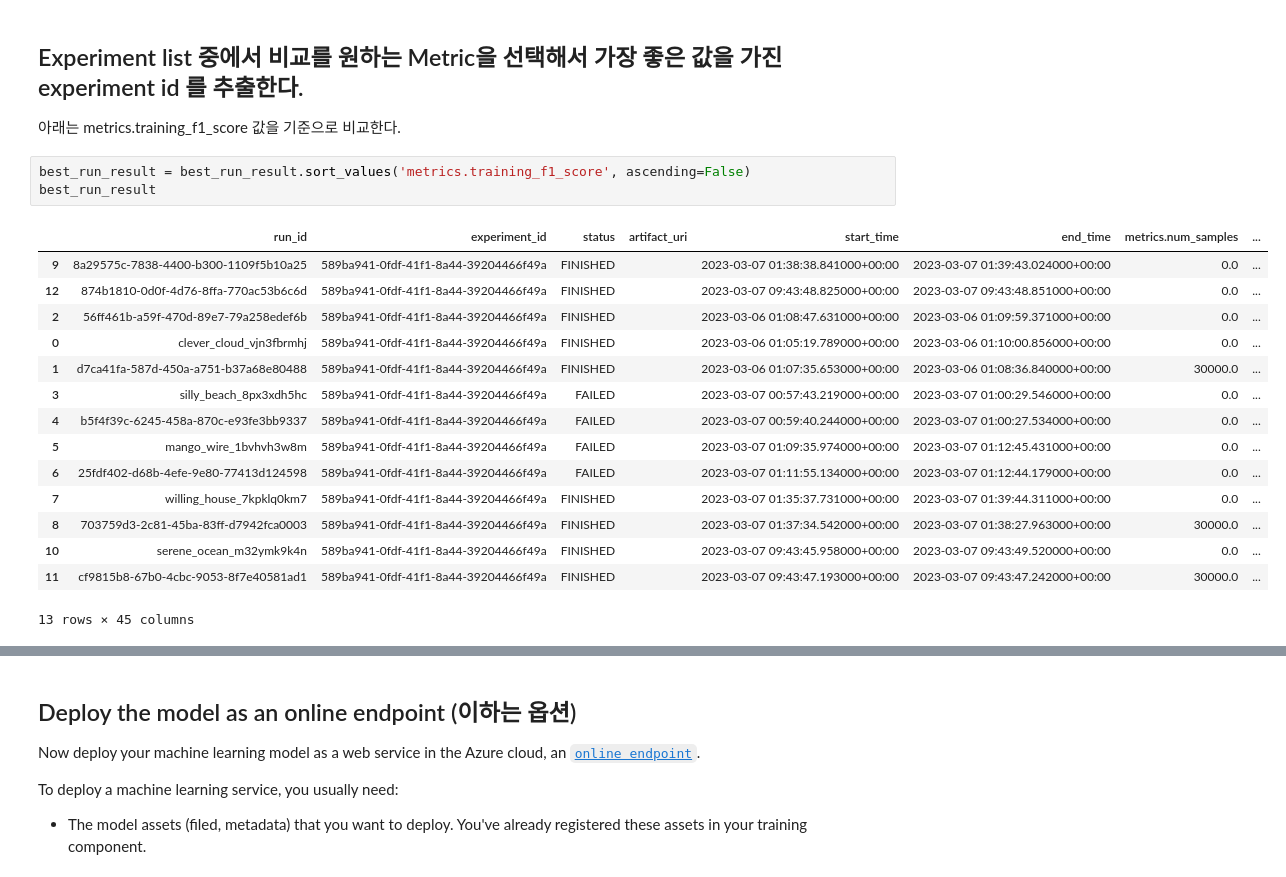
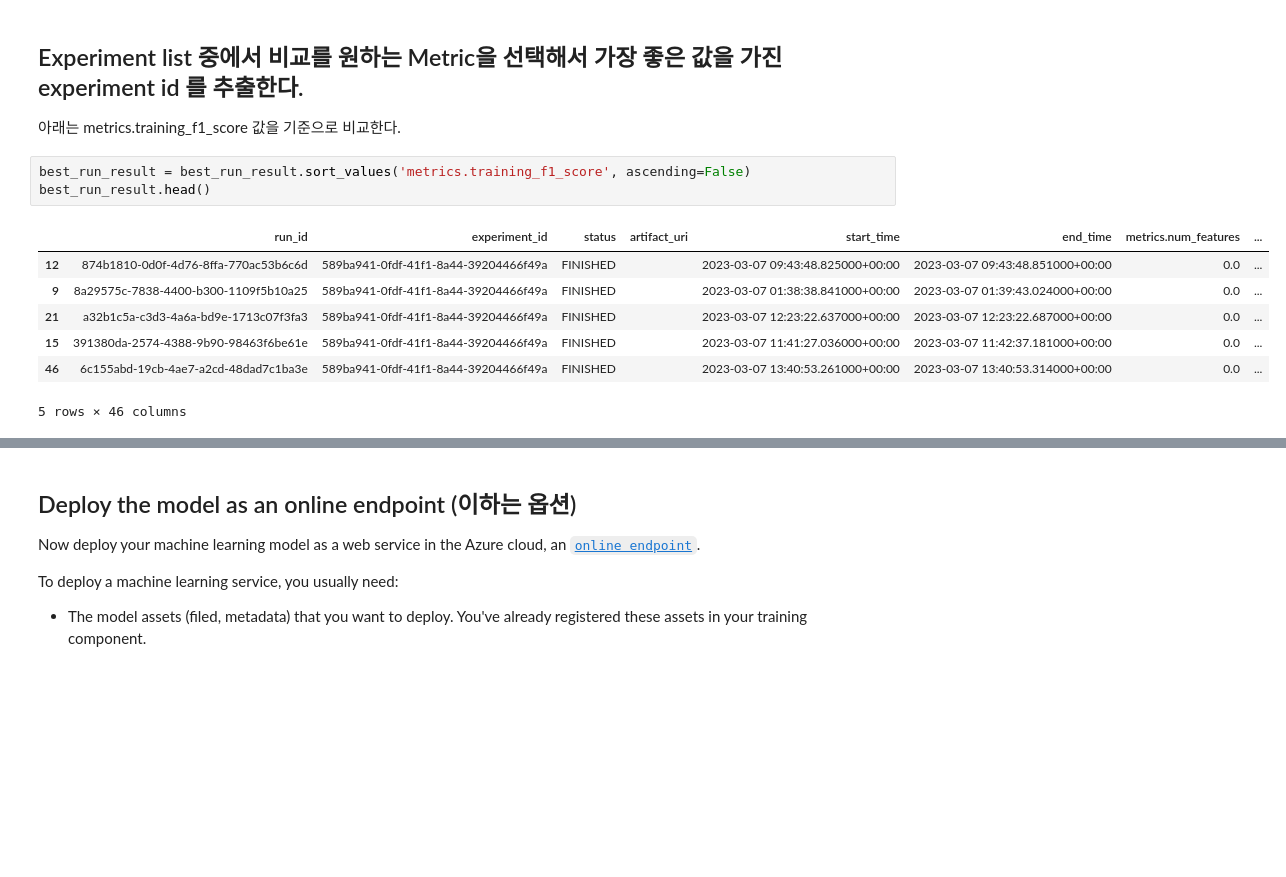
Before and after one commit to JahvoTrust/aml-ds-workflow, a Jupyter notebook: e2e-ml-workflow.ipynb, the cells around one changed output, grey strips where cells are left out. Cells and saved outputs as stored; diff of their text form; blank space fills up the shorter version.

```diff
--- a/e2e-ml-workflow.ipynb
+++ b/e2e-ml-workflow.ipynb
@@ -867,23 +875,15 @@ best_run_result = run_list.fillna(0)
 아래는 metrics.training_f1_score 값을 기준으로 비교한다.
 # %%
 best_run_result = best_run_result.sort_values('metrics.training_f1_score', ascending=False)
-best_run_result
+best_run_result.head()
 # %% [output]
-|  | run_id | experiment_id | status | artifact_uri | start_time | end_time | metrics.num_samples | ... |
+|  | run_id | experiment_id | status | artifact_uri | start_time | end_time | metrics.num_features | ... |
+| 12 | 874b1810-0d0f-4d76-8ffa-770ac53b6c6d | 589ba941-0fdf-41f1-8a44-39204466f49a | FINISHED |  | 2023-03-07 09:43:48.825000+00:00 | 2023-03-07 09:43:48.851000+00:00 | 0.0 | ... |
 | 9 | 8a29575c-7838-4400-b300-1109f5b10a25 | 589ba941-0fdf-41f1-8a44-39204466f49a | FINISHED |  | 2023-03-07 01:38:38.841000+00:00 | 2023-03-07 01:39:43.024000+00:00 | 0.0 | ... |
-| 12 | 874b1810-0d0f-4d76-8ffa-770ac53b6c6d | 589ba941-0fdf-41f1-8a44-39204466f49a | FINISHED |  | 2023-03-07 09:43:48.825000+00:00 | 2023-03-07 09:43:48.851000+00:00 | 0.0 | ... |
-| 2 | 56ff461b-a59f-470d-89e7-79a258edef6b | 589ba941-0fdf-41f1-8a44-39204466f49a | FINISHED |  | 2023-03-06 01:08:47.631000+00:00 | 2023-03-06 01:09:59.371000+00:00 | 0.0 | ... |
-| 0 | clever_cloud_vjn3fbrmhj | 589ba941-0fdf-41f1-8a44-39204466f49a | FINISHED |  | 2023-03-06 01:05:19.789000+00:00 | 2023-03-06 01:10:00.856000+00:00 | 0.0 | ... |
-| 1 | d7ca41fa-587d-450a-a751-b37a68e80488 | 589ba941-0fdf-41f1-8a44-39204466f49a | FINISHED |  | 2023-03-06 01:07:35.653000+00:00 | 2023-03-06 01:08:36.840000+00:00 | 30000.0 | ... |
-| 3 | silly_beach_8px3xdh5hc | 589ba941-0fdf-41f1-8a44-39204466f49a | FAILED |  | 2023-03-07 00:57:43.219000+00:00 | 2023-03-07 01:00:29.546000+00:00 | 0.0 | ... |
-| 4 | b5f4f39c-6245-458a-870c-e93fe3bb9337 | 589ba941-0fdf-41f1-8a44-39204466f49a | FAILED |  | 2023-03-07 00:59:40.244000+00:00 | 2023-03-07 01:00:27.534000+00:00 | 0.0 | ... |
-| 5 | mango_wire_1bvhvh3w8m | 589ba941-0fdf-41f1-8a44-39204466f49a | FAILED |  | 2023-03-07 01:09:35.974000+00:00 | 2023-03-07 01:12:45.431000+00:00 | 0.0 | ... |
-| 6 | 25fdf402-d68b-4efe-9e80-77413d124598 | 589ba941-0fdf-41f1-8a44-39204466f49a | FAILED |  | 2023-03-07 01:11:55.134000+00:00 | 2023-03-07 01:12:44.179000+00:00 | 0.0 | ... |
-| 7 | willing_house_7kpklq0km7 | 589ba941-0fdf-41f1-8a44-39204466f49a | FINISHED |  | 2023-03-07 01:35:37.731000+00:00 | 2023-03-07 01:39:44.311000+00:00 | 0.0 | ... |
-| 8 | 703759d3-2c81-45ba-83ff-d7942fca0003 | 589ba941-0fdf-41f1-8a44-39204466f49a | FINISHED |  | 2023-03-07 01:37:34.542000+00:00 | 2023-03-07 01:38:27.963000+00:00 | 30000.0 | ... |
-| 10 | serene_ocean_m32ymk9k4n | 589ba941-0fdf-41f1-8a44-39204466f49a | FINISHED |  | 2023-03-07 09:43:45.958000+00:00 | 2023-03-07 09:43:49.520000+00:00 | 0.0 | ... |
-| 11 | cf9815b8-67b0-4cbc-9053-8f7e40581ad1 | 589ba941-0fdf-41f1-8a44-39204466f49a | FINISHED |  | 2023-03-07 09:43:47.193000+00:00 | 2023-03-07 09:43:47.242000+00:00 | 30000.0 | ... |
+| 21 | a32b1c5a-c3d3-4a6a-bd9e-1713c07f3fa3 | 589ba941-0fdf-41f1-8a44-39204466f49a | FINISHED |  | 2023-03-07 12:23:22.637000+00:00 | 2023-03-07 12:23:22.687000+00:00 | 0.0 | ... |
+| 15 | 391380da-2574-4388-9b90-98463f6be61e | 589ba941-0fdf-41f1-8a44-39204466f49a | FINISHED |  | 2023-03-07 11:41:27.036000+00:00 | 2023-03-07 11:42:37.181000+00:00 | 0.0 | ... |
+| 46 | 6c155abd-19cb-4ae7-a2cd-48dad7c1ba3e | 589ba941-0fdf-41f1-8a44-39204466f49a | FINISHED |  | 2023-03-07 13:40:53.261000+00:00 | 2023-03-07 13:40:53.314000+00:00 | 0.0 | ... |
-13 rows × 45 columns
+5 rows × 46 columns
 # %%
 # Print the best run ID and score
 if len(best_run_result) > 0:
```
Also changed, not shown: parts of 4 cells of this notebook, 1 other file.
